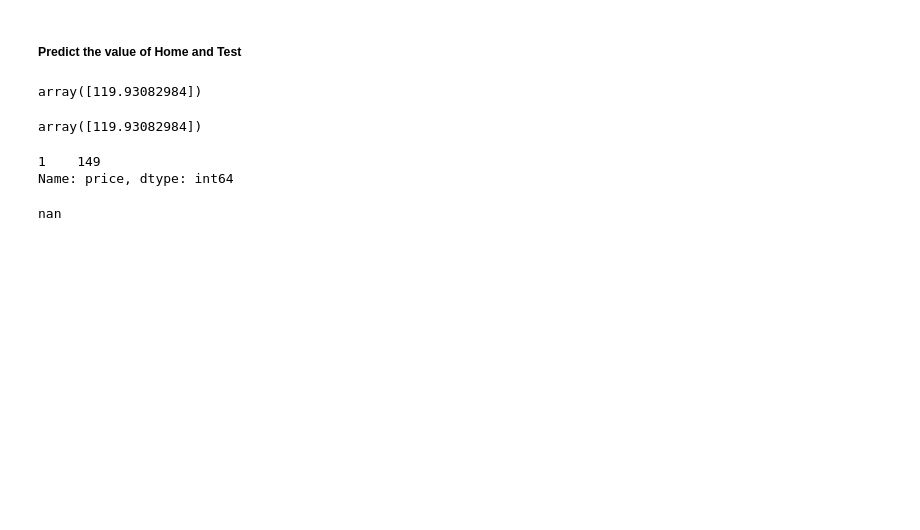
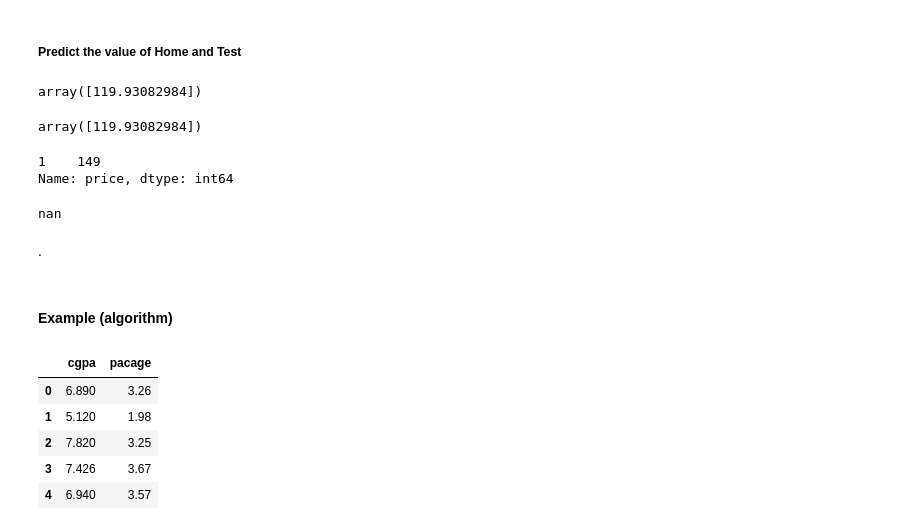
Before and after one commit to VaishnaviJadhav350/intern, a Jupyter notebook: machine learning/linear regression algorithm.ipynb, the cells around one changed output. Drawn from its saved outputs; the diff is of its cells as text; code cells hidden in the pictures; blank space fills up the shorter version.

```diff
--- a/machine learning/linear regression algorithm.ipynb
+++ b/machine learning/linear regression algorithm.ipynb
@@ -138,3 +139,7 @@ Name: price, dtype: int64
 lr.score(x_test, y_test)  # R^2 value for the model on the test data
 # %% [output]
 nan
+# %% [markdown]
+.
+# %% [markdown]
+#### Example (algorithm)
@@ -140,0 +152,9 @@ nan
+# %%
+df.head()
+# %% [output]
+|  | cgpa | pacage |
+| 0 | 6.890 | 3.26 |
+| 1 | 5.120 | 1.98 |
+| 2 | 7.820 | 3.25 |
+| 3 | 7.426 | 3.67 |
+| 4 | 6.940 | 3.57 |
```
Also changed, not shown: parts of 23 cells of this notebook, 1 other file.
